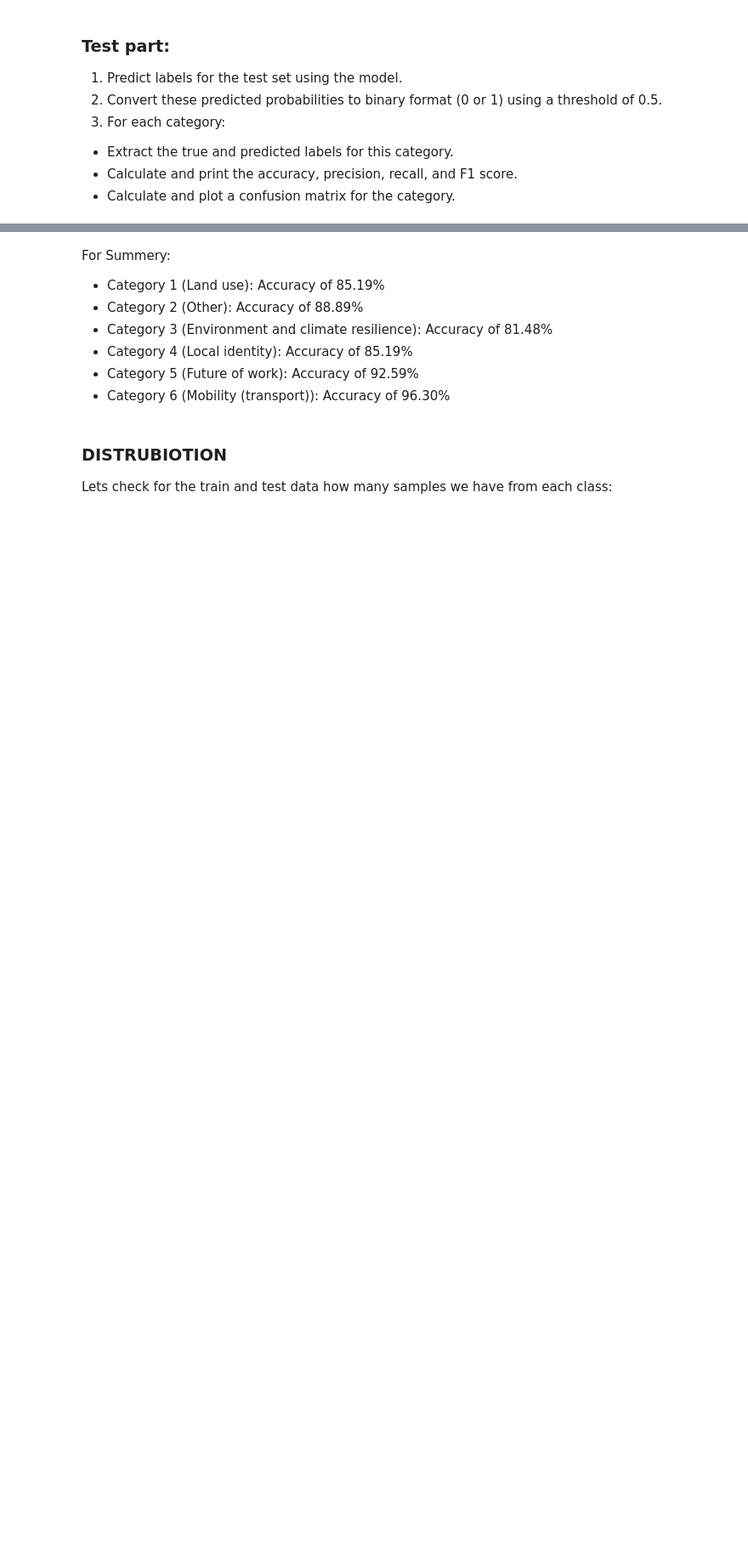
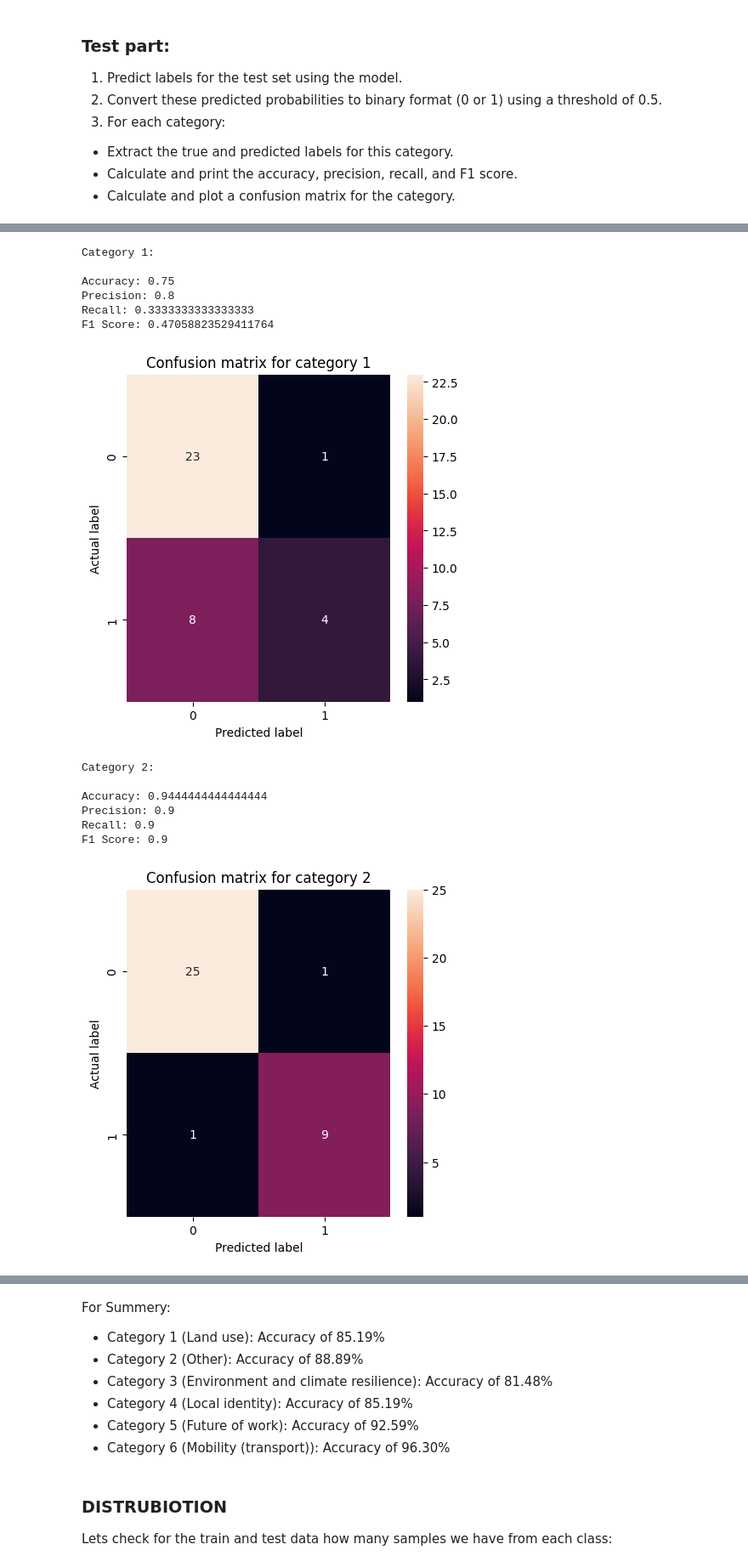
Before and after one commit to renanarimon/ProBogota, a Jupyter notebook: Text_Class.ipynb, the cells around one changed output, grey strips where cells are left out. Shown: that part at 85% size. Saved outputs shown, nothing was run; the diff lists cells and outputs as text; code cells hidden in the pictures; blank space fills up the shorter version.

```diff
--- a/Text_Class.ipynb
+++ b/Text_Class.ipynb
@@ -577,3 +617,6 @@ def plot_evaluate(model):
 * Extract the true and predicted labels for this category.
 * Calculate and print the accuracy, precision, recall, and F1 score.
 * Calculate and plot a confusion matrix for the category.
+# %%
+# Generate predictions on the test set
+y_pred = shallow_mlp_model.predict(test_dataset)
@@ -580,34 +628,47 @@ def plot_evaluate(model):
 # %%
-def pred(model):
-    # Generate predictions on the test set
-    y_pred = model.predict(test_dataset)
+y_true = np.vstack(test_dataset.map(lambda x, y: y).as_numpy_iterator())
 
-    # Convert predictions to binary format (0 or 1)
-    binary_predictions = np.round(y_pred)
-    y_true = np.vstack(test_dataset.map(lambda x, y: y).as_numpy_iterator())
+from sklearn.metrics import confusion_matrix, accuracy_score, precision_score, recall_score, f1_score
+import seaborn as sns
+import numpy as np
 
-    for i in range(binary_predictions.shape[1]):
-        print(f"Category {i+1}:\n")
+for i in range(binary_predictions.shape[1]):
+    print(f"Category {i+1}:\n")
 
-        true_labels = y_true[:, i]
-        predicted_labels = binary_predictions[:, i]
+    true_labels = y_true[:, i]
+    predicted_labels = binary_predictions[:, i]
 
-        # Calculate metrics
-        accuracy = accuracy_score(true_labels, predicted_labels)
-        precision = precision_score(true_labels, predicted_labels)
-        recall = recall_score(true_labels, predicted_labels)
-        f1 = f1_score(true_labels, predicted_labels)
+    # Calculate metrics
+    accuracy = accuracy_score(true_labels, predicted_labels)
+    precision = precision_score(true_labels, predicted_labels)
+    recall = recall_score(true_labels, predicted_labels)
+    f1 = f1_score(true_labels, predicted_labels)
 
-        print(f"Accuracy: {accuracy}")
-        print(f"Precision: {precision}")
-        print(f"Recall: {recall}")
-        print(f"F1 Score: {f1}\n")
+    print(f"Accuracy: {accuracy}")
+    print(f"Precision: {precision}")
+    print(f"Recall: {recall}")
+    print(f"F1 Score: {f1}\n")
 
-        # Plot confusion matrix
-        cm = confusion_matrix(true_labels, predicted_labels)
-        plt.figure(figsize=(5,5))
-        sns.heatmap(cm, annot=True, fmt="d")
-        plt.title(f'Confusion matrix for category {i+1}')
-        plt.ylabel('Actual label')
-        plt.xlabel('Predicted label')
-        plt.show()
+    # Plot confusion matrix
+    cm = confusion_matrix(true_labels, predicted_labels)
+    plt.figure(figsize=(5,5))
+    sns.heatmap(cm, annot=True, fmt="d")
+    plt.title(f'Confusion matrix for category {i+1}')
+    plt.ylabel('Actual label')
+    plt.xlabel('Predicted label')
+    plt.show()
+# %% [output]
+Category 1:
+
+Accuracy: 0.75
+Precision: 0.8
+Recall: 0.3333333333333333
+F1 Score: 0.47058823529411764
+[figure, added]
+Category 2:
+
+Accuracy: 0.9444444444444444
+Precision: 0.9
+Recall: 0.9
+F1 Score: 0.9
+[figure, added]
```
Also changed, not shown: parts of 22 cells of this notebook.
